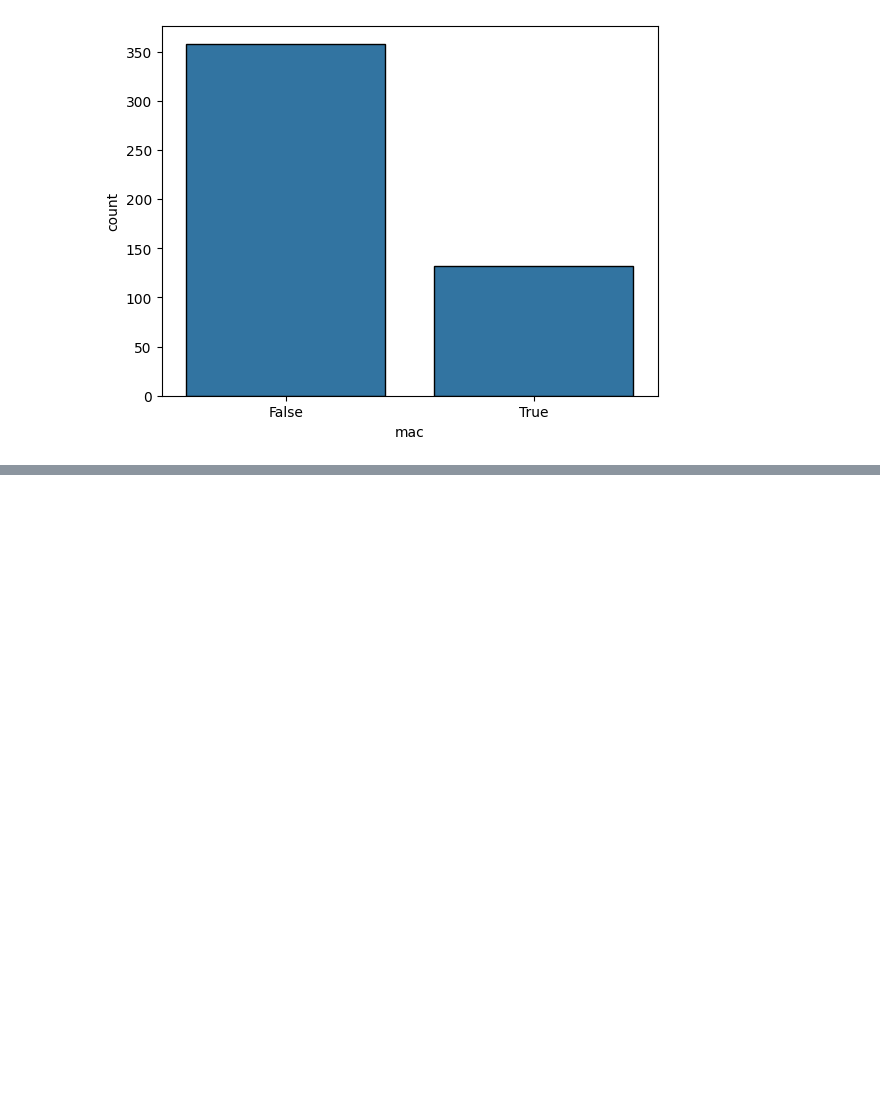
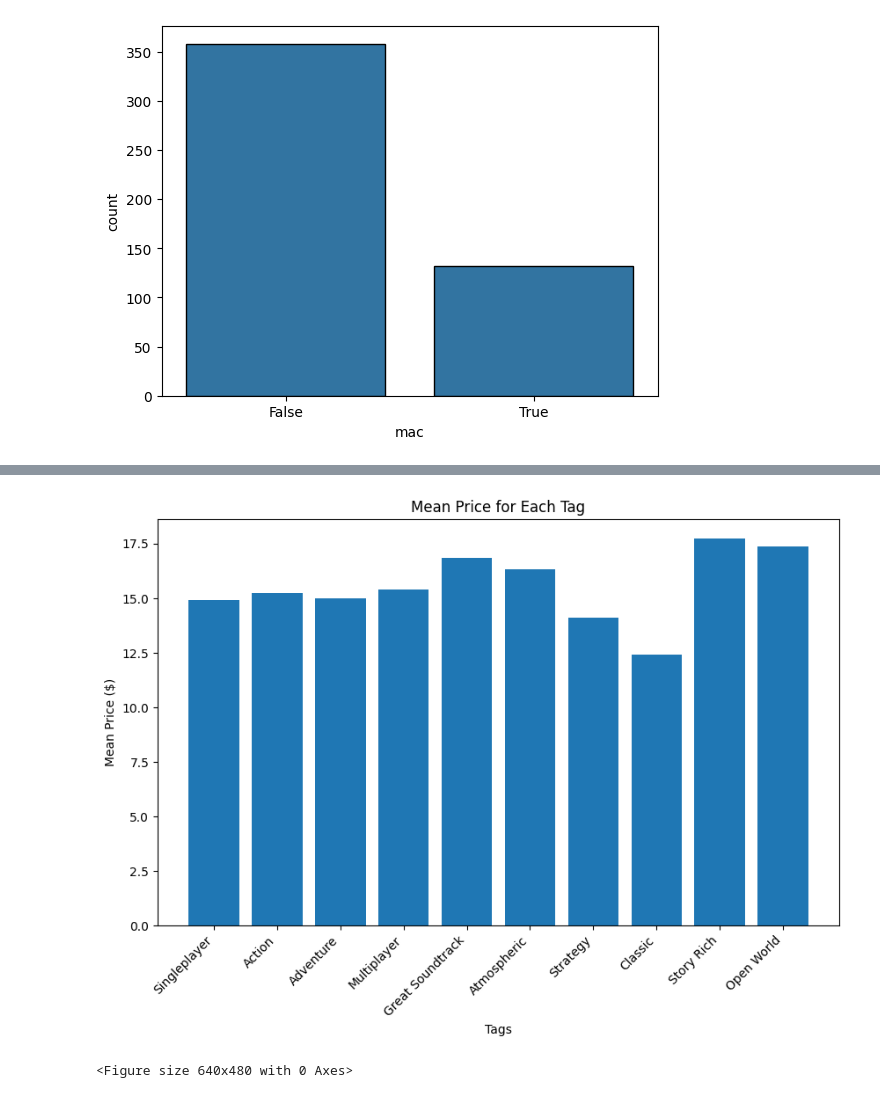
Before and after one commit to jbhiltscher/steam_project, a Jupyter notebook: SteamInsights/caroline_eda.ipynb, the cells around one changed output, grey strips where cells are left out. Saved outputs shown, nothing was run; the diff lists cells and outputs as text; code cells hidden in the pictures; blank space fills up the shorter version.

```diff
--- a/SteamInsights/caroline_eda.ipynb
+++ b/SteamInsights/caroline_eda.ipynb
@@ -374,0 +545,6 @@ plt.show()
+# %%
+graph_mean_tag_prices(which='common', num=10)
+# plt.savefig('common_tags_price.png')
+# %% [output]
+[figure, added]
+<Figure size 640x480 with 0 Axes>
```
Also changed, not shown: parts of 9 cells of this notebook, 6 other files.
